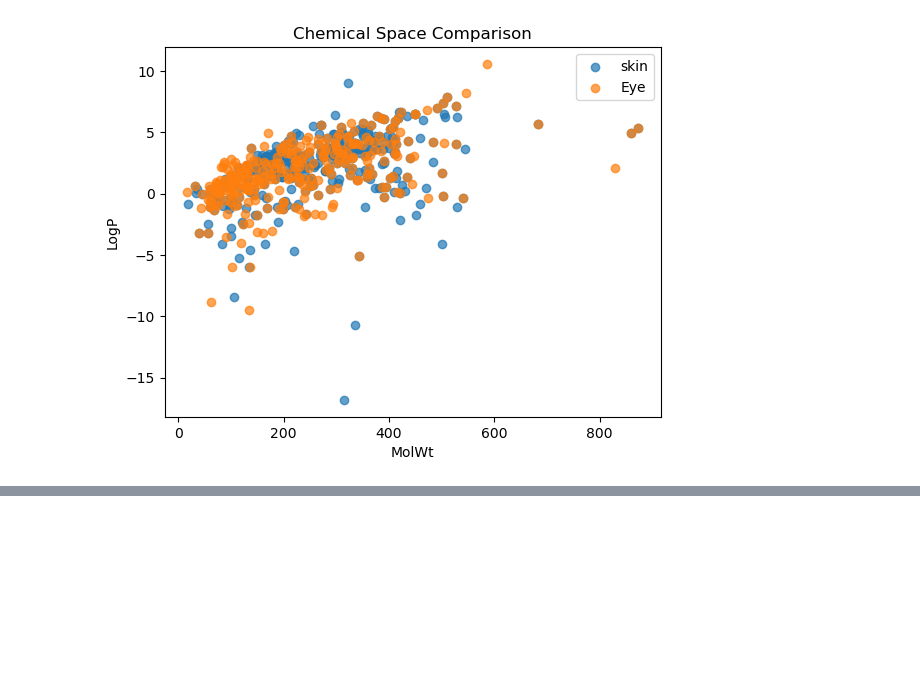
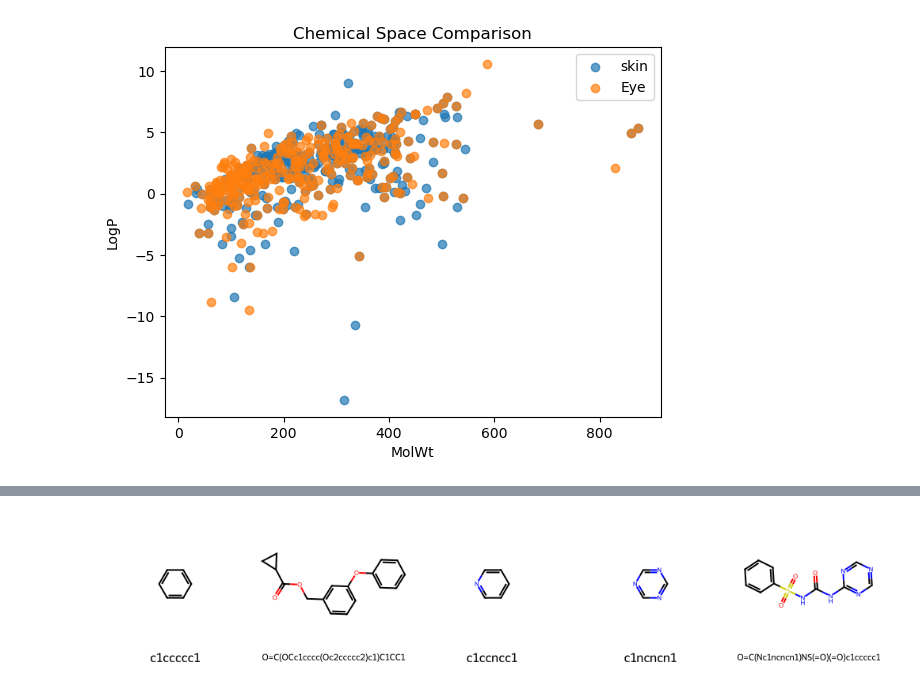
Before and after one commit to Hyeji-Shin-lab/2026-AI-ML, a Jupyter notebook: 기말고사_template1_data_pipeline (1).ipynb, the cells around one changed output, grey strips where cells are left out. Saved outputs shown, nothing was run; the diff lists cells and outputs as text; code cells hidden in the pictures; blank space fills up the shorter version.

```diff
--- a/기말고사_template1_data_pipeline (1).ipynb
+++ b/기말고사_template1_data_pipeline (1).ipynb
@@ -420,0 +664,19 @@ eye_fp = eye_final["SMILES"].apply(mol2fp)
+# %%
+# Top scaffold 구조 출력 - skin
+
+from rdkit.Chem import Draw
+
+# top scaffold 가져오기
+top_scaffolds_skin = skin_scaffold["Scaffold"].value_counts().head(5).index
+
+# scaffold 를 molecule로 변환
+mols_skin = [Chem.MolFromSmiles(s) for s in top_scaffolds]
+
+Draw.MolsToGridImage(
+    mols,
+    molsPerRow=5,
+    subImgSize=(200, 200),
+    legends=list(top_scaffolds_skin)
+)
+# %% [output]
+[figure, added]
```
Also changed, not shown: parts of 24 cells of this notebook.
